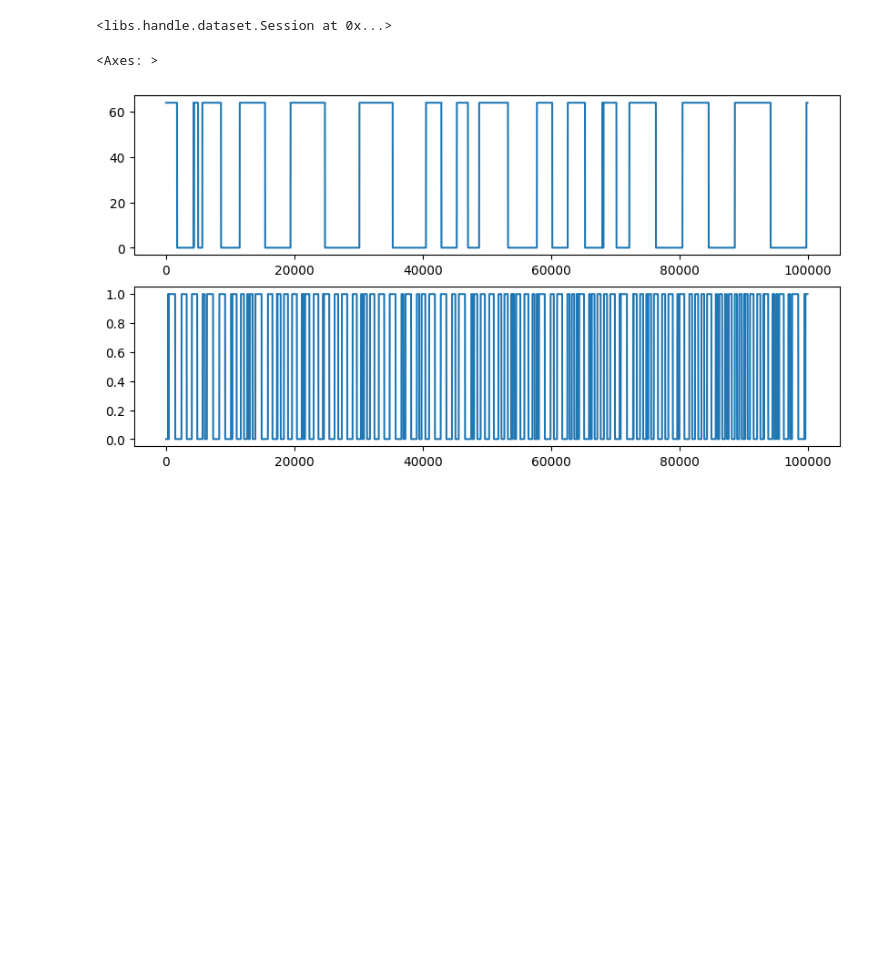
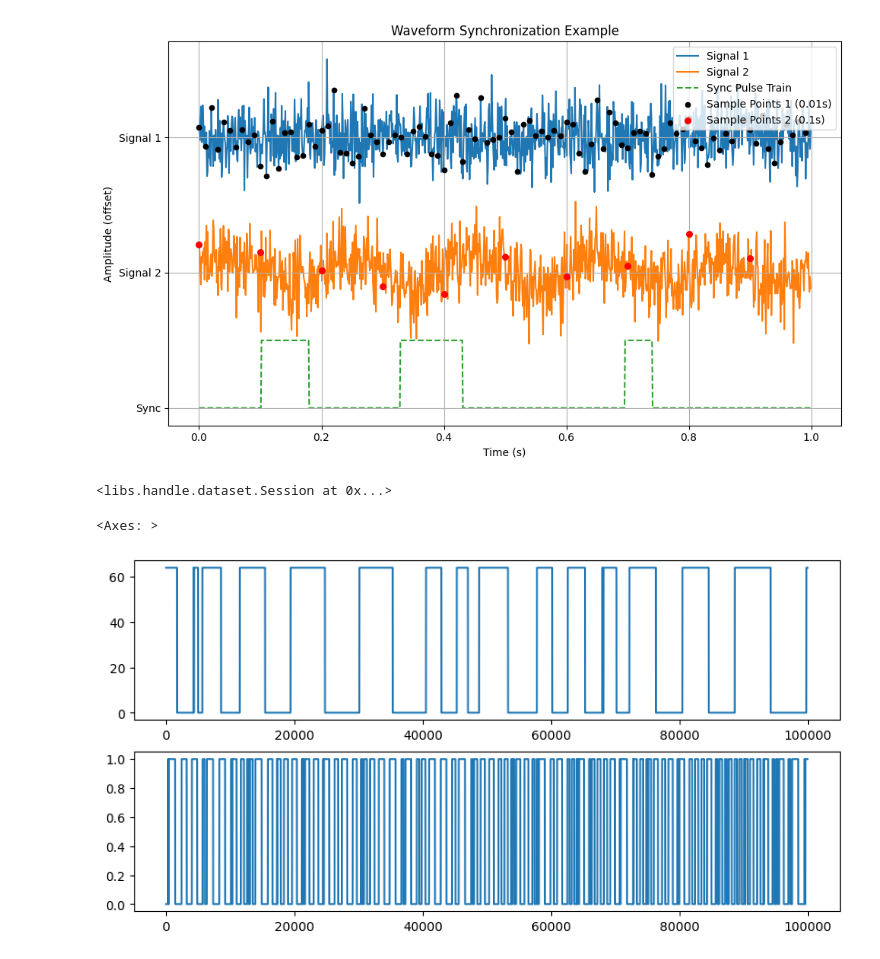
Before and after one commit to NeuralDynamics-Tamagawa/tc2025_shysgmt, a Jupyter notebook: notebook/sync.ipynb, the cells around one changed output. Saved outputs shown, nothing was run; the diff lists cells and outputs as text; code cells hidden in the pictures; blank space fills up the shorter version.

```diff
--- a/notebook/sync.ipynb
+++ b/notebook/sync.ipynb
@@ -17,3 +78,63 @@ import libs.prep_neuropixels.sync as sync
+# %%
+import numpy as np
+import matplotlib.pyplot as plt
+
+# Time axis
+t = np.linspace(0, 1, 1000, endpoint=False)
+
+# Generate two random signals (with noise)
+np.random.seed(42)
+rand1 = np.random.normal(0, 0.3, size=len(t))
+rand2 = np.random.normal(0, 0.3, size=len(t)) + np.sin(2 * np.pi * 5 * t) * 0.2
+
+# Generate rectangular sync pulse train
+rect_wave = np.zeros_like(t)
+pulse_starts = np.sort(np.random.uniform(0.05, 0.85, size=5))
+pulse_widths = np.random.uniform(0.03, 0.08, size=5)
+for start, width in zip(pulse_starts, pulse_widths):
+    start_idx = int(start * len(t))
+    end_idx = int(min(start + width, 1.0) * len(t))
+    rect_wave[start_idx:end_idx] = 1
+
+# Vertical offsets for visual separation
+offset1 = 4  # Signal 1
+offset2 = 2  # Signal 2
+offset3 = 0  # Sync
+
+# Define scatter points for each signal
+# Signal 1: every 0.01 s
+scatter_times_1 = np.arange(0, 1, 0.01)
+scatter_indices_1 = (scatter_times_1 * len(t)).astype(int)
+scatter_y_1 = rand1[scatter_indices_1] + offset1
+
+# Signal 2: every 0.1 s
+scatter_times_2 = np.arange(0, 1, 0.1)
+scatter_indices_2 = (scatter_times_2 * len(t)).astype(int)
+scatter_y_2 = rand2[scatter_indices_2] + offset2
+
+# Plotting with scatter markers in the front
+plt.figure(figsize=(10, 6))
+
+# Plot signals and sync pulse (background layer)
+plt.plot(t, rand1 + offset1, label='Signal 1', zorder=1)
+plt.plot(t, rand2 + offset2, label='Signal 2', zorder=1)
+plt.plot(t, rect_wave + offset3, label='Sync Pulse Train', linestyle='--', zorder=1)
+
+# Plot scatter points (foreground layer)
+plt.scatter(scatter_times_1, scatter_y_1, color='black', s=20, marker='o', label='Sample Points 1 (0.01s)', zorder=2)
+plt.scatter(scatter_times_2, scatter_y_2, color='red', s=30, marker='o', label='Sample Points 2 (0.1s)', zorder=2)
+
+# Configure plot
+plt.title('Waveform Synchronization Example')
+plt.xlabel('Time (s)')
+plt.ylabel('Amplitude (offset)')
+plt.yticks([offset3, offset2, offset1], ['Sync', 'Signal 2', 'Signal 1'])
+plt.legend(loc='upper right')
+plt.grid(True)
+plt.tight_layout()
+plt.show()
+# %% [output]
+[figure, added]
 # %%
 session_dir = r'Z:\Temp\RSS033_241101_153102'
 # %%
```
Also changed, not shown: parts of 1 cell of this notebook, 2 other files.
